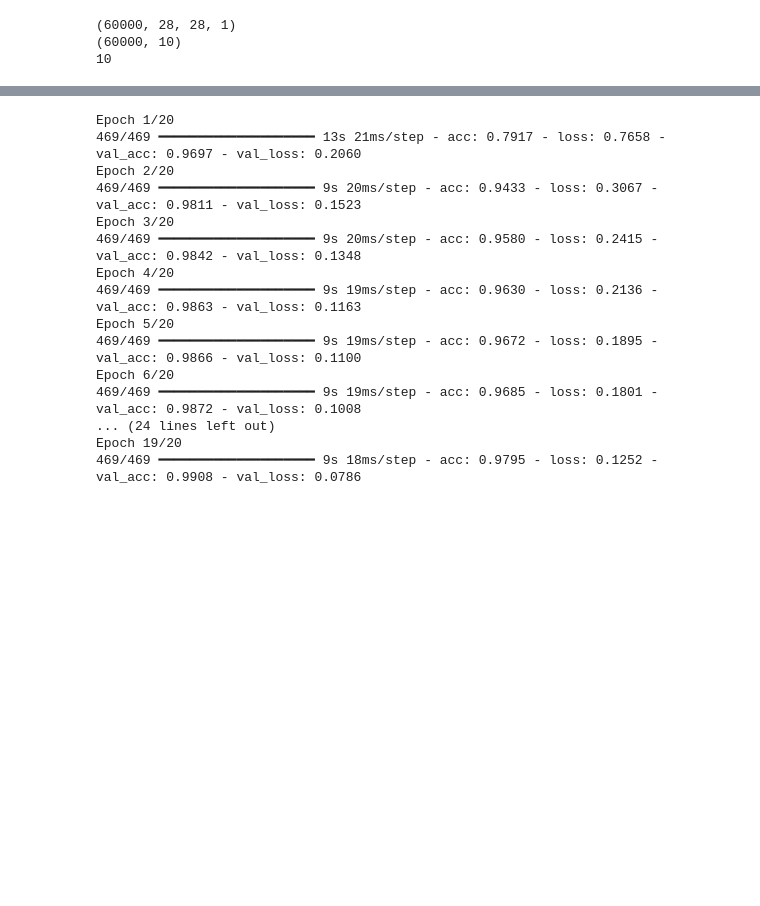
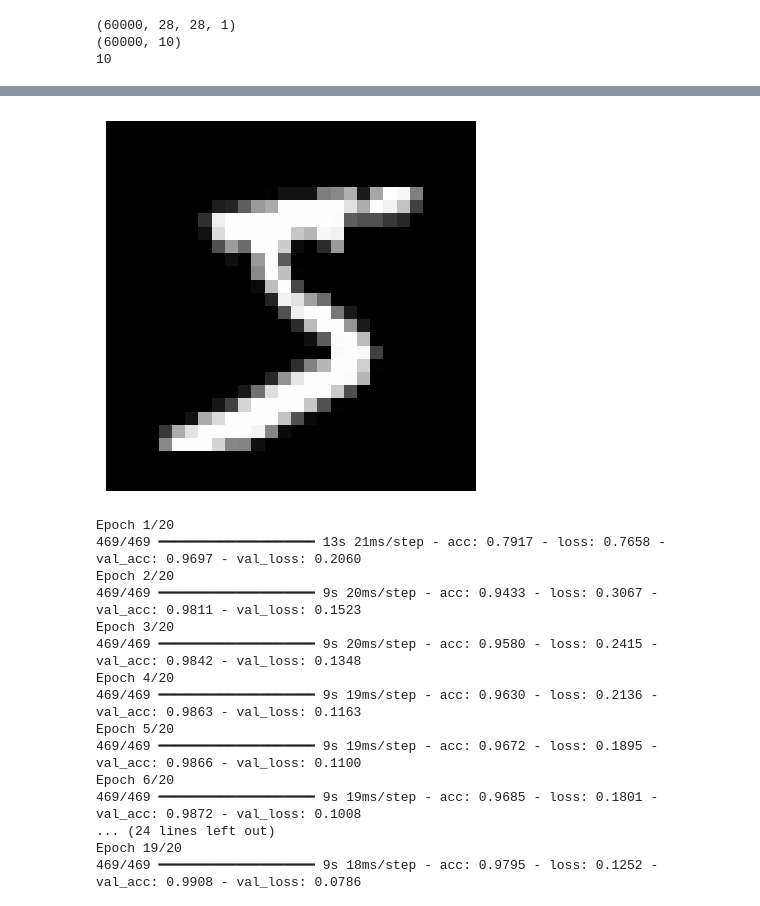
Before and after one commit to TMarszalek129/Neural-Networks, a Jupyter notebook: conv_layers.ipynb, the cells around one changed output, grey strips where cells are left out. Cells and saved outputs as stored; diff of their text form; code cells hidden in the pictures; blank space fills up the shorter version.

```diff
--- a/conv_layers.ipynb
+++ b/conv_layers.ipynb
@@ -64,3 +84,10 @@ print(num_class)
+# %%
+plt.figure()
+plt.imshow(train_x[0], cmap='gray')
+plt.axis('off')
+plt.show()
+# %% [output]
+[figure, added]
 # %%
 model = models.Sequential()
 model.add(Input(input_shape))
```
Also changed, not shown: parts of 2 cells of this notebook, 3 other files.
